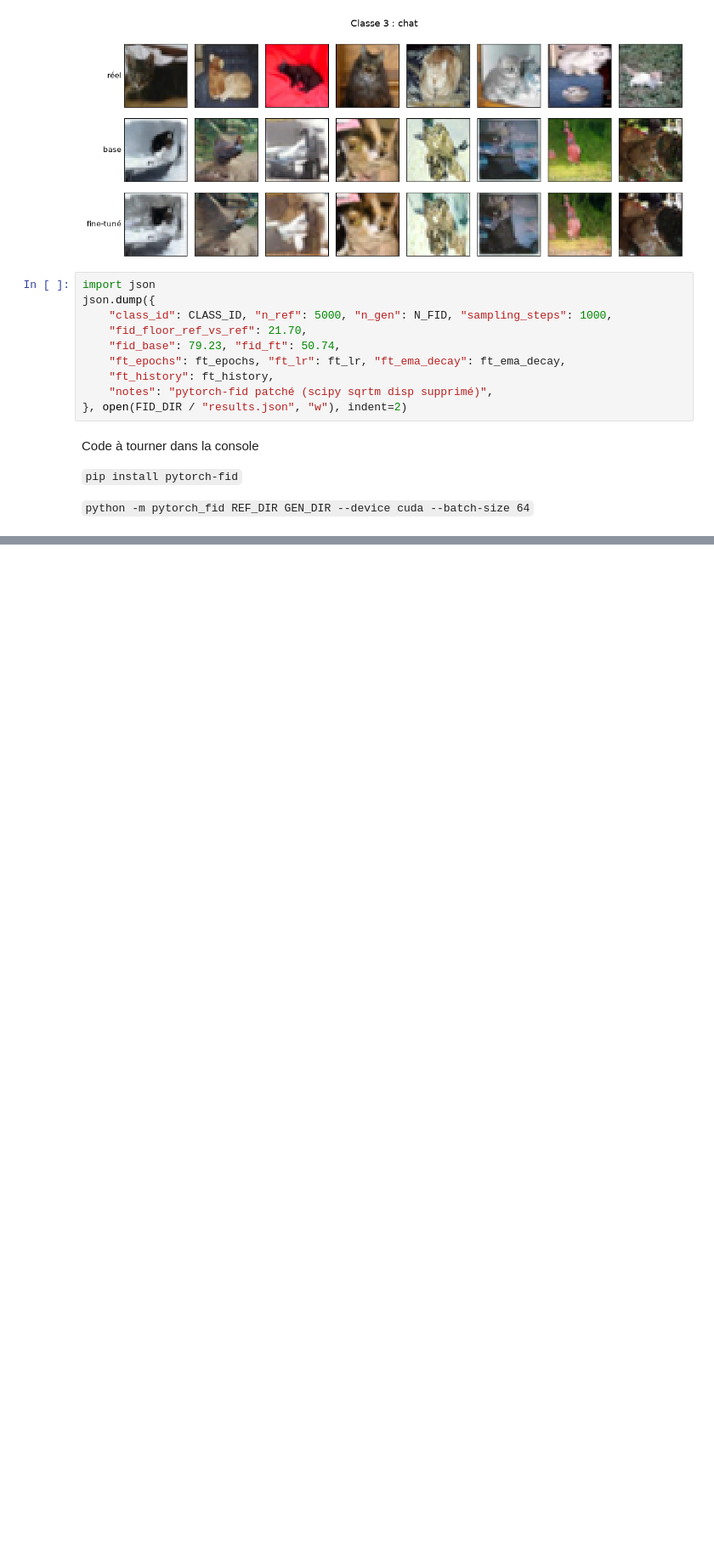
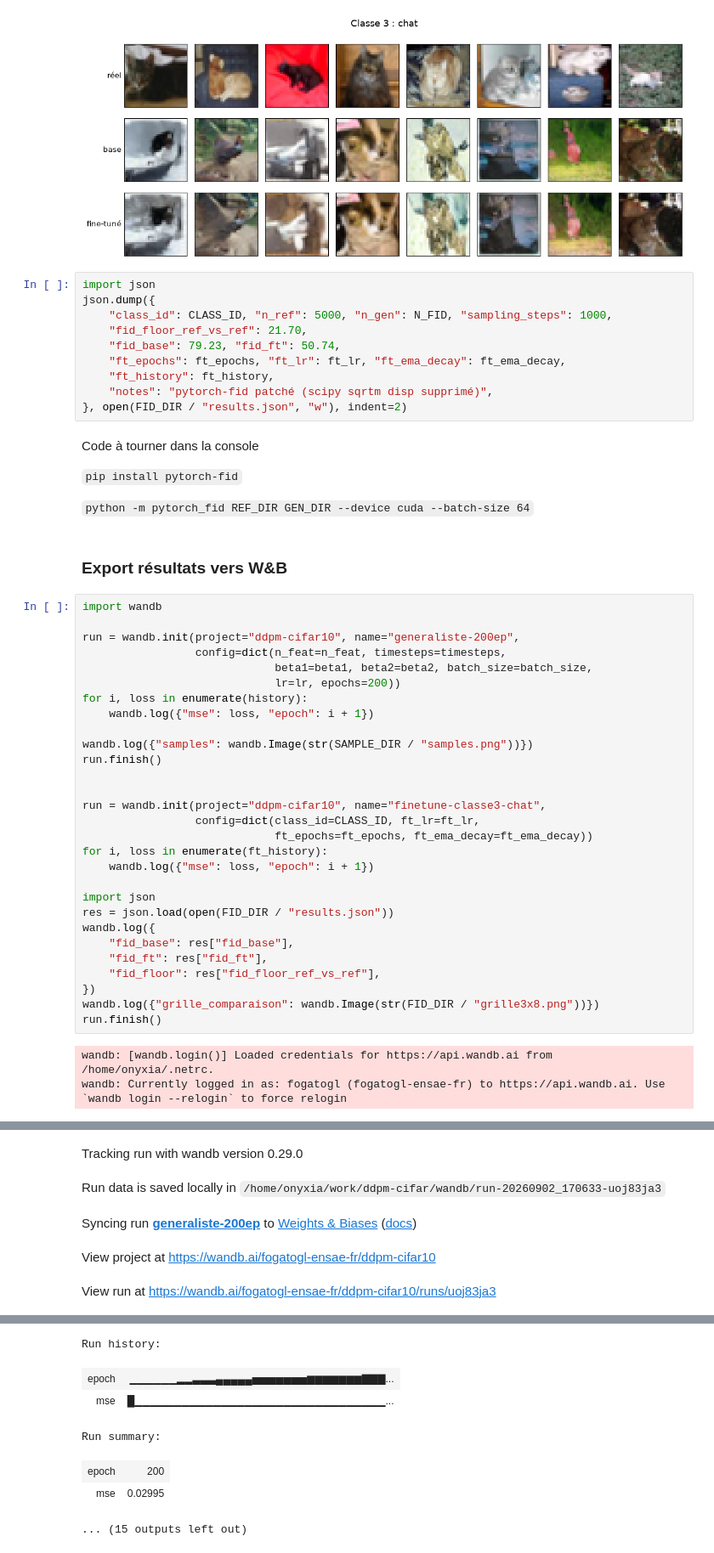
Before and after one commit to fogatogl/FK_steering_implementation, a Jupyter notebook: ddpm-cifar/demo_DDPM.ipynb, the cells around one changed output, grey strips where cells are left out. Shown at 85% size. Drawn from its saved outputs; the diff is of its cells as text; blank space fills up the shorter version.

Commit message:
export W&B add

```diff
--- a/ddpm-cifar/demo_DDPM.ipynb
+++ b/ddpm-cifar/demo_DDPM.ipynb
@@ -714,3 +703,37 @@ Code à tourner dans la console
 `pip install pytorch-fid`
 
 `python -m pytorch_fid REF_DIR GEN_DIR --device cuda --batch-size 64`
+# %% [markdown]
+### Export résultats vers W&B
+# %%
+import wandb
+
+run = wandb.init(project="ddpm-cifar10", name="generaliste-200ep",
+                 config=dict(n_feat=n_feat, timesteps=timesteps,
+                             beta1=beta1, beta2=beta2, batch_size=batch_size,
+                             lr=lr, epochs=200))
+for i, loss in enumerate(history):
+    wandb.log({"mse": loss, "epoch": i + 1})
+
+wandb.log({"samples": wandb.Image(str(SAMPLE_DIR / "samples.png"))})
+run.finish()
+
+
+run = wandb.init(project="ddpm-cifar10", name="finetune-classe3-chat",
+                 config=dict(class_id=CLASS_ID, ft_lr=ft_lr,
+                             ft_epochs=ft_epochs, ft_ema_decay=ft_ema_decay))
+for i, loss in enumerate(ft_history):
+    wandb.log({"mse": loss, "epoch": i + 1})
+
+import json
+res = json.load(open(FID_DIR / "results.json"))
+wandb.log({
+    "fid_base": res["fid_base"],
+    "fid_ft": res["fid_ft"],
+    "fid_floor": res["fid_floor_ref_vs_ref"],
+})
+wandb.log({"grille_comparaison": wandb.Image(str(FID_DIR / "grille3x8.png"))})
+run.finish()
+# %% [output]
+wandb: [wandb.login()] Loaded credentials for https://api.wandb.ai from /home/onyxia/.netrc.
+wandb: Currently logged in as: fogatogl (fogatogl-ensae-fr) to https://api.wandb.ai. Use `wandb login --relogin` to force relogin
@@ -716,0 +741,5 @@ Code à tourner dans la console
+Tracking run with wandb version 0.29.0
+Run data is saved locally in /home/onyxia/work/ddpm-cifar/wandb/run-20260902_170633-uoj83ja3
+Syncing run generaliste-200ep to Weights & Biases (docs)
+View project at https://wandb.ai/fogatogl-ensae-fr/ddpm-cifar10
+View run at https://wandb.ai/fogatogl-ensae-fr/ddpm-cifar10/runs/uoj83ja3
@@ -716,0 +747,7 @@ Code à tourner dans la console
+Run history:
+| epoch | ▁▁▁▁▁▁▂▂▃▃▃▄▄▄▄▄▅▅▅▅▅▅▅▆▆▆▆▆▆▆▇▇▇... |
+| mse | █▁▁▁▁▁▁▁▁▁▁▁▁▁▁▁▁▁▁▁▁▁▁▁▁▁▁▁▁▁▁▁▁... |
+Run summary:
+| epoch | 200 |
+| mse | 0.02995 |
+... (15 outputs left out)
```
Also changed, not shown: parts of 6 cells of this notebook.
